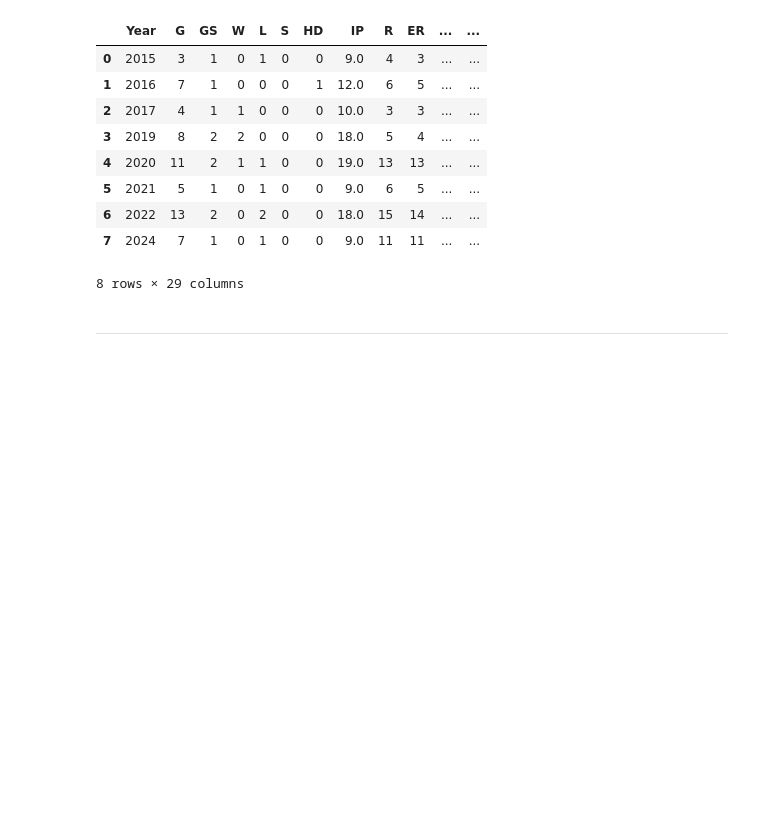
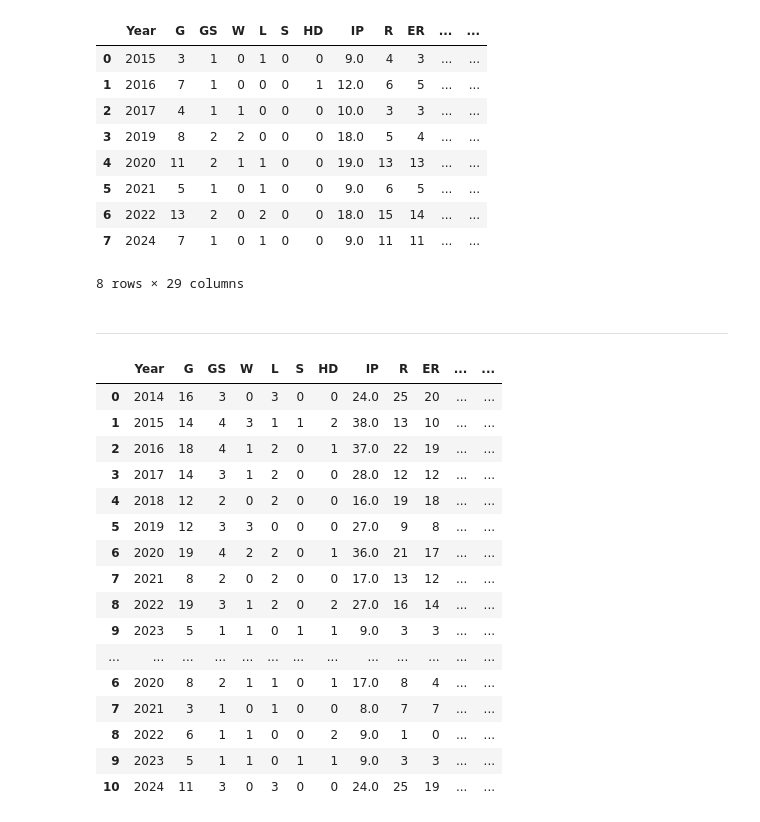
Before and after one commit to IAMKIMEUNSEO/predict2025_kbo_lgtwins_winning_rate, a Jupyter notebook: lgtwins.ipynb, the cells around one changed output. Cells and saved outputs as stored; diff of their text form; code cells hidden in the pictures; blank space fills up the shorter version.

Commit message:
2014~2024 기아타이거즈 화요일 홈, 원정, 전체 경기 table 크롤링해서 데이터프레임으로 만들기 성공git add lgtwins.ipynb

```diff
--- a/lgtwins.ipynb
+++ b/lgtwins.ipynb
@@ -328,23 +265,84 @@ df = pd.DataFrame(rows, columns=columns)
 # %% [markdown]
 ---
 # %%
-# Chrome WebDriver 설정
 options = webdriver.ChromeOptions()
 driver = webdriver.Chrome(service=Service(ChromeDriverManager().install()), options=options)
 
-# 페이지 열기
-url = 'https://statiz.sporki.com/stats/?m=team&m2=pitching&m3=situation1&so=s_year&ob=&year=2024&sy=2014&ey=2024&te=5002&po=&lt=10100&reg=&pe=&ds=&de=&we=2&hr=&ha=N&ct=2&st=&vp=&bo=&pt=&pp=&ii=&vc=&um=&oo=&rr=&sc=&bc=&ba=&li=&as=&ae=&pl=&gc=&lr=&pr=50&ph=&hs=&us=&na=&ls=&sf1=&sk1=&sv1=&sf2=&sk2=&sv2='
+where_list = ['', 'H', 'N'] #전체, 홈, 원정
+df_kia_thu_list = []
 
-# 페이지 로드 대기
-time.sleep(3)
+for where in where_list:
+    # 페이지 열기
+    url = 'https://statiz.sporki.com/stats/?m=team&m2=pitching&m3=situation1&so=s_year&ob=&year=2024&sy=2014&ey=2024&te=5002&po=&lt=10100&reg=&pe=&ds=&de=&we=2&hr=&ha={}&ct=2&st=&vp=&bo=&pt=&pp=&ii=&vc=&um=&oo=&rr=&sc=&bc=&ba=&li=&as=&ae=&pl=&gc=&lr=&pr=50&ph=&hs=&us=&na=&ls=&sf1=&sk1=&sv1=&sf2=&sk2=&sv2='.format(where)
 
-# 페이지 소스 가져오기
-soup = BeautifulSoup(driver.page_source, 'html.parser')
+    # 페이지 열기
+    driver.get(url)
 
-# 해당 클래스의 div 태그 찾기
-div = soup.find('div', class_='table_type01 transverse_scroll cbox')
-if div:
-        first_table = div.find('table')  # 첫 번째 table 태그만 가져옴
+    # 해당 클래스가 포함된 div가 나타날 때까지 대기 (최대 10초)
+    try:
+        div = WebDriverWait(driver, 10).until(
+            EC.presence_of_element_located((By.CLASS_NAME, "table_type01"))
+        )
+        soup = BeautifulSoup(driver.page_source, 'html.parser')
+        div_content = soup.find('div', class_='table_type01 transverse_scroll cbox')
 
-#헤더 추출
-headers = [th.text.strip() for th in first_table.find_all("th")]
+        if div_content:
+            first_table = div_content.find('table') #첫 번째 table 태그만 가져옴옴
+
+        #헤더 추출
+        headers = [th.text.strip() for th in first_table.find_all("th")]
+
+        #데이터프레임 컬럼을 만들기 위해 불필요한 헤더 삭제
+        rm = ['Rank', 'Season', 'Year▲', '비율', 'Year']    #삭제할 헤더명
+        idx = [i for i, x in enumerate(headers) if x in rm] #삭제할 헤더 index
+
+        columns = [x for i, x in enumerate(headers) if i not in idx]    #삭제 후 헤더
+        columns[0] = 'Year' #정렬▲ → Year
+
+        columns = np.array(columns)
+
+        tr = div_content.find("tbody").find_all('tr')
+
+        rows = []
+
+        for tr in first_table.find('tbody').find_all('tr'):
+            cells = [td.text.strip() for td in tr.find_all('td')]
+            rows.append(cells)
+
+        for i in range(len(rows)):
+            rows[i] = rows[i][3:]
+
+        df = pd.DataFrame(rows, columns=columns)
+        df_kia_thu_list.append(df)
+
+    except Exception as e:
+        print("요소를 찾을 수 없음:", e)
+
+    #print(url)
+
+df_kia_thu = pd.concat(df_kia_thu_list) #홈, 원정 결합
+
+#컬럼 순서 변경
+col_list = list(df_kia_thu.columns)
+col_list[-5:] = ['WHIP', 'AVG', 'OBP', 'OPS', 'ERA']
+df_kia_thu.columns = col_list
+
+df_kia_thu
+# %% [output]
+|  | Year | G | GS | W | L | S | HD | IP | R | ER | ... | ... |
+| 0 | 2014 | 16 | 3 | 0 | 3 | 0 | 0 | 24.0 | 25 | 20 | ... | ... |
+| 1 | 2015 | 14 | 4 | 3 | 1 | 1 | 2 | 38.0 | 13 | 10 | ... | ... |
+| 2 | 2016 | 18 | 4 | 1 | 2 | 0 | 1 | 37.0 | 22 | 19 | ... | ... |
+| 3 | 2017 | 14 | 3 | 1 | 2 | 0 | 0 | 28.0 | 12 | 12 | ... | ... |
+| 4 | 2018 | 12 | 2 | 0 | 2 | 0 | 0 | 16.0 | 19 | 18 | ... | ... |
+| 5 | 2019 | 12 | 3 | 3 | 0 | 0 | 0 | 27.0 | 9 | 8 | ... | ... |
+| 6 | 2020 | 19 | 4 | 2 | 2 | 0 | 1 | 36.0 | 21 | 17 | ... | ... |
+| 7 | 2021 | 8 | 2 | 0 | 2 | 0 | 0 | 17.0 | 13 | 12 | ... | ... |
+| 8 | 2022 | 19 | 3 | 1 | 2 | 0 | 2 | 27.0 | 16 | 14 | ... | ... |
+| 9 | 2023 | 5 | 1 | 1 | 0 | 1 | 1 | 9.0 | 3 | 3 | ... | ... |
+| ... | ... | ... | ... | ... | ... | ... | ... | ... | ... | ... | ... | ... |
+| 6 | 2020 | 8 | 2 | 1 | 1 | 0 | 1 | 17.0 | 8 | 4 | ... | ... |
+| 7 | 2021 | 3 | 1 | 0 | 1 | 0 | 0 | 8.0 | 7 | 7 | ... | ... |
+| 8 | 2022 | 6 | 1 | 1 | 0 | 0 | 2 | 9.0 | 1 | 0 | ... | ... |
+| 9 | 2023 | 5 | 1 | 1 | 0 | 1 | 1 | 9.0 | 3 | 3 | ... | ... |
+| 10 | 2024 | 11 | 3 | 0 | 3 | 0 | 0 | 24.0 | 25 | 19 | ... | ... |
```
Also changed, not shown: parts of 6 cells of this notebook.
